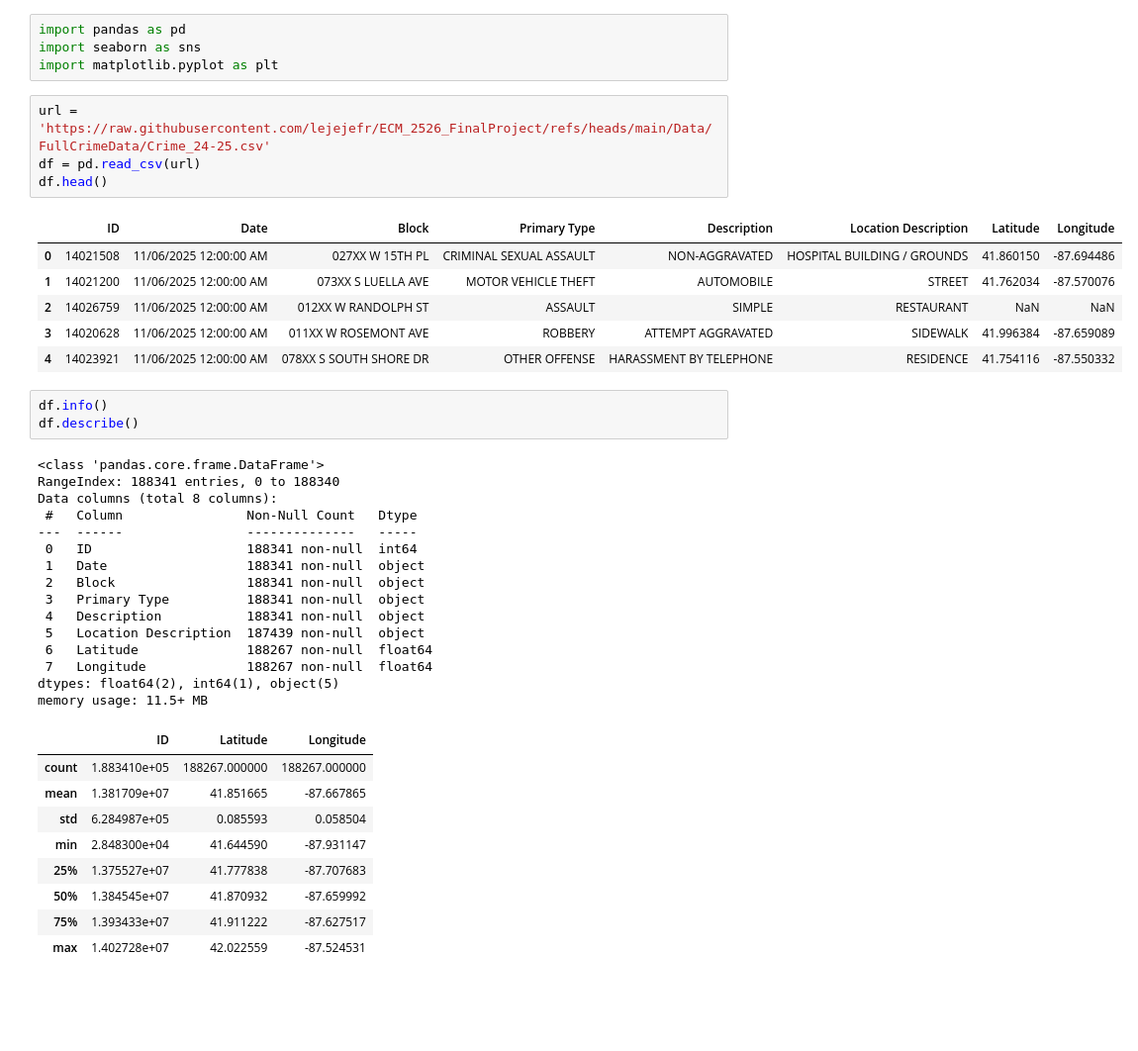
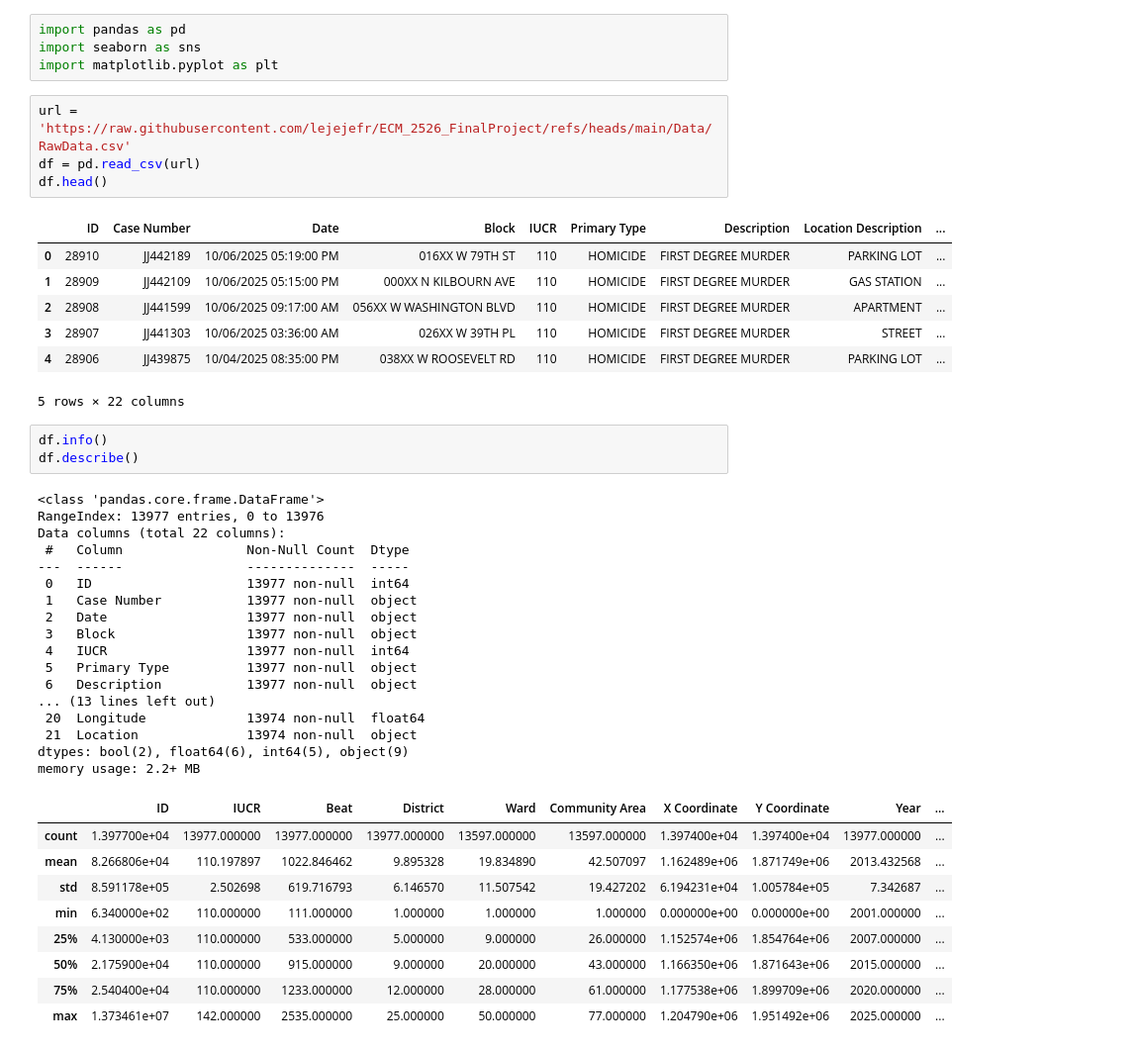
Before and after one commit to lejejefr/ECM_2526_FinalProject, a Jupyter notebook: Scripts/EDA.ipynb, the cells around one changed output. Shown at 99% size. Drawn from its saved outputs; the diff is of its cells as text; blank space fills up the shorter version.

```diff
--- a/Scripts/EDA.ipynb
+++ b/Scripts/EDA.ipynb
@@ -24,44 +24,47 @@ import pandas as pd
 import seaborn as sns
 import matplotlib.pyplot as plt
 # %%
-url = 'https://raw.githubusercontent.com/lejejefr/ECM_2526_FinalProject/refs/heads/main/Data/FullCrimeData/Crime_24-25.csv'
+url = 'https://raw.githubusercontent.com/lejejefr/ECM_2526_FinalProject/refs/heads/main/Data/RawData.csv'
 df = pd.read_csv(url)
 df.head()
 # %% [output]
-|  | ID | Date | Block | Primary Type | Description | Location Description | Latitude | Longitude |
-| 0 | 14021508 | 11/06/2025 12:00:00 AM | 027XX W 15TH PL | CRIMINAL SEXUAL ASSAULT | NON-AGGRAVATED | HOSPITAL BUILDING / GROUNDS | 41.860150 | -87.694486 |
-| 1 | 14021200 | 11/06/2025 12:00:00 AM | 073XX S LUELLA AVE | MOTOR VEHICLE THEFT | AUTOMOBILE | STREET | 41.762034 | -87.570076 |
-| 2 | 14026759 | 11/06/2025 12:00:00 AM | 012XX W RANDOLPH ST | ASSAULT | SIMPLE | RESTAURANT | NaN | NaN |
-| 3 | 14020628 | 11/06/2025 12:00:00 AM | 011XX W ROSEMONT AVE | ROBBERY | ATTEMPT AGGRAVATED | SIDEWALK | 41.996384 | -87.659089 |
-| 4 | 14023921 | 11/06/2025 12:00:00 AM | 078XX S SOUTH SHORE DR | OTHER OFFENSE | HARASSMENT BY TELEPHONE | RESIDENCE | 41.754116 | -87.550332 |
+|  | ID | Case Number | Date | Block | IUCR | Primary Type | Description | Location Description | ... |
+| 0 | 28910 | JJ442189 | 10/06/2025 05:19:00 PM | 016XX W 79TH ST | 110 | HOMICIDE | FIRST DEGREE MURDER | PARKING LOT | ... |
+| 1 | 28909 | JJ442109 | 10/06/2025 05:15:00 PM | 000XX N KILBOURN AVE | 110 | HOMICIDE | FIRST DEGREE MURDER | GAS STATION | ... |
+| 2 | 28908 | JJ441599 | 10/06/2025 09:17:00 AM | 056XX W WASHINGTON BLVD | 110 | HOMICIDE | FIRST DEGREE MURDER | APARTMENT | ... |
+| 3 | 28907 | JJ441303 | 10/06/2025 03:36:00 AM | 026XX W 39TH PL | 110 | HOMICIDE | FIRST DEGREE MURDER | STREET | ... |
+| 4 | 28906 | JJ439875 | 10/04/2025 08:35:00 PM | 038XX W ROOSEVELT RD | 110 | HOMICIDE | FIRST DEGREE MURDER | PARKING LOT | ... |
+5 rows × 22 columns
 # %%
 df.info()
 df.describe()
 # %% [output]
 <class 'pandas.core.frame.DataFrame'>
-RangeIndex: 188341 entries, 0 to 188340
-Data columns (total 8 columns):
- #   Column                Non-Null Count   Dtype
----  ------                --------------   -----
- 0   ID                    188341 non-null  int64
- 1   Date                  188341 non-null  object
- 2   Block                 188341 non-null  object
- 3   Primary Type          188341 non-null  object
- 4   Description           188341 non-null  object
- 5   Location Description  187439 non-null  object
- 6   Latitude              188267 non-null  float64
- 7   Longitude             188267 non-null  float64
-dtypes: float64(2), int64(1), object(5)
-memory usage: 11.5+ MB
+RangeIndex: 13977 entries, 0 to 13976
+Data columns (total 22 columns):
+ #   Column                Non-Null Count  Dtype
+---  ------                --------------  -----
+ 0   ID                    13977 non-null  int64
+ 1   Case Number           13977 non-null  object
+ 2   Date                  13977 non-null  object
+ 3   Block                 13977 non-null  object
+ 4   IUCR                  13977 non-null  int64
+ 5   Primary Type          13977 non-null  object
+ 6   Description           13977 non-null  object
+... (13 lines left out)
+ 20  Longitude             13974 non-null  float64
+ 21  Location              13974 non-null  object
+dtypes: bool(2), float64(6), int64(5), object(9)
+memory usage: 2.2+ MB
-|  | ID | Latitude | Longitude |
-| count | 1.883410e+05 | 188267.000000 | 188267.000000 |
-| mean | 1.381709e+07 | 41.851665 | -87.667865 |
-| std | 6.284987e+05 | 0.085593 | 0.058504 |
-| min | 2.848300e+04 | 41.644590 | -87.931147 |
-| 25% | 1.375527e+07 | 41.777838 | -87.707683 |
-| 50% | 1.384545e+07 | 41.870932 | -87.659992 |
-| 75% | 1.393433e+07 | 41.911222 | -87.627517 |
-| max | 1.402728e+07 | 42.022559 | -87.524531 |
+|  | ID | IUCR | Beat | District | Ward | Community Area | X Coordinate | Y Coordinate | Year | ... |
+| count | 1.397700e+04 | 13977.000000 | 13977.000000 | 13977.000000 | 13597.000000 | 13597.000000 | 1.397400e+04 | 1.397400e+04 | 13977.000000 | ... |
+| mean | 8.266806e+04 | 110.197897 | 1022.846462 | 9.895328 | 19.834890 | 42.507097 | 1.162489e+06 | 1.871749e+06 | 2013.432568 | ... |
+| std | 8.591178e+05 | 2.502698 | 619.716793 | 6.146570 | 11.507542 | 19.427202 | 6.194231e+04 | 1.005784e+05 | 7.342687 | ... |
+| min | 6.340000e+02 | 110.000000 | 111.000000 | 1.000000 | 1.000000 | 1.000000 | 0.000000e+00 | 0.000000e+00 | 2001.000000 | ... |
+| 25% | 4.130000e+03 | 110.000000 | 533.000000 | 5.000000 | 9.000000 | 26.000000 | 1.152574e+06 | 1.854764e+06 | 2007.000000 | ... |
+| 50% | 2.175900e+04 | 110.000000 | 915.000000 | 9.000000 | 20.000000 | 43.000000 | 1.166350e+06 | 1.871643e+06 | 2015.000000 | ... |
+| 75% | 2.540400e+04 | 110.000000 | 1233.000000 | 12.000000 | 28.000000 | 61.000000 | 1.177538e+06 | 1.899709e+06 | 2020.000000 | ... |
+| max | 1.373461e+07 | 142.000000 | 2535.000000 | 25.000000 | 50.000000 | 77.000000 | 1.204790e+06 | 1.951492e+06 | 2025.000000 | ... |
 # %%
 df.isnull().sum()
 # %% [output]
```
Also changed, not shown: parts of 6 cells of this notebook.
